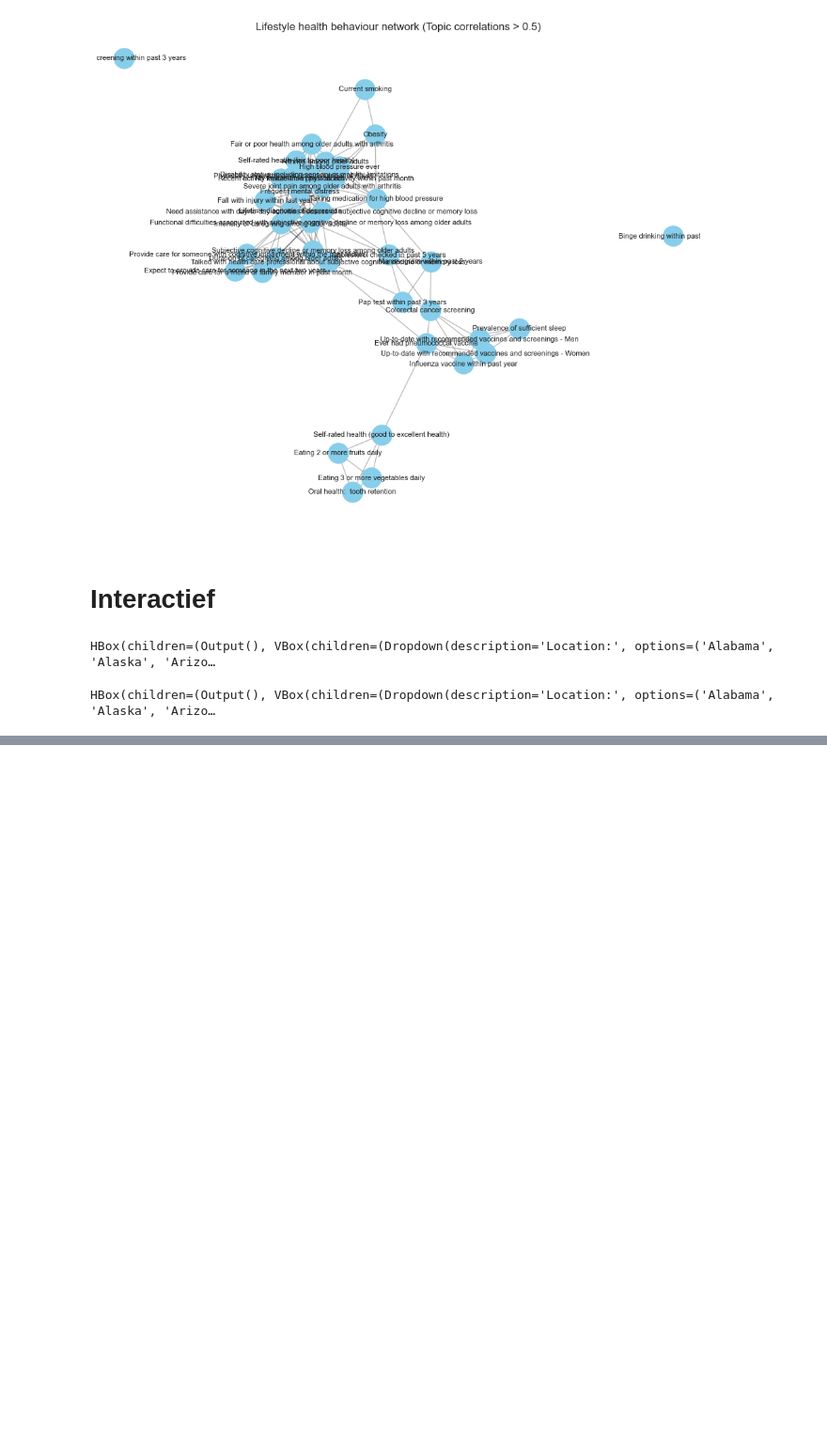
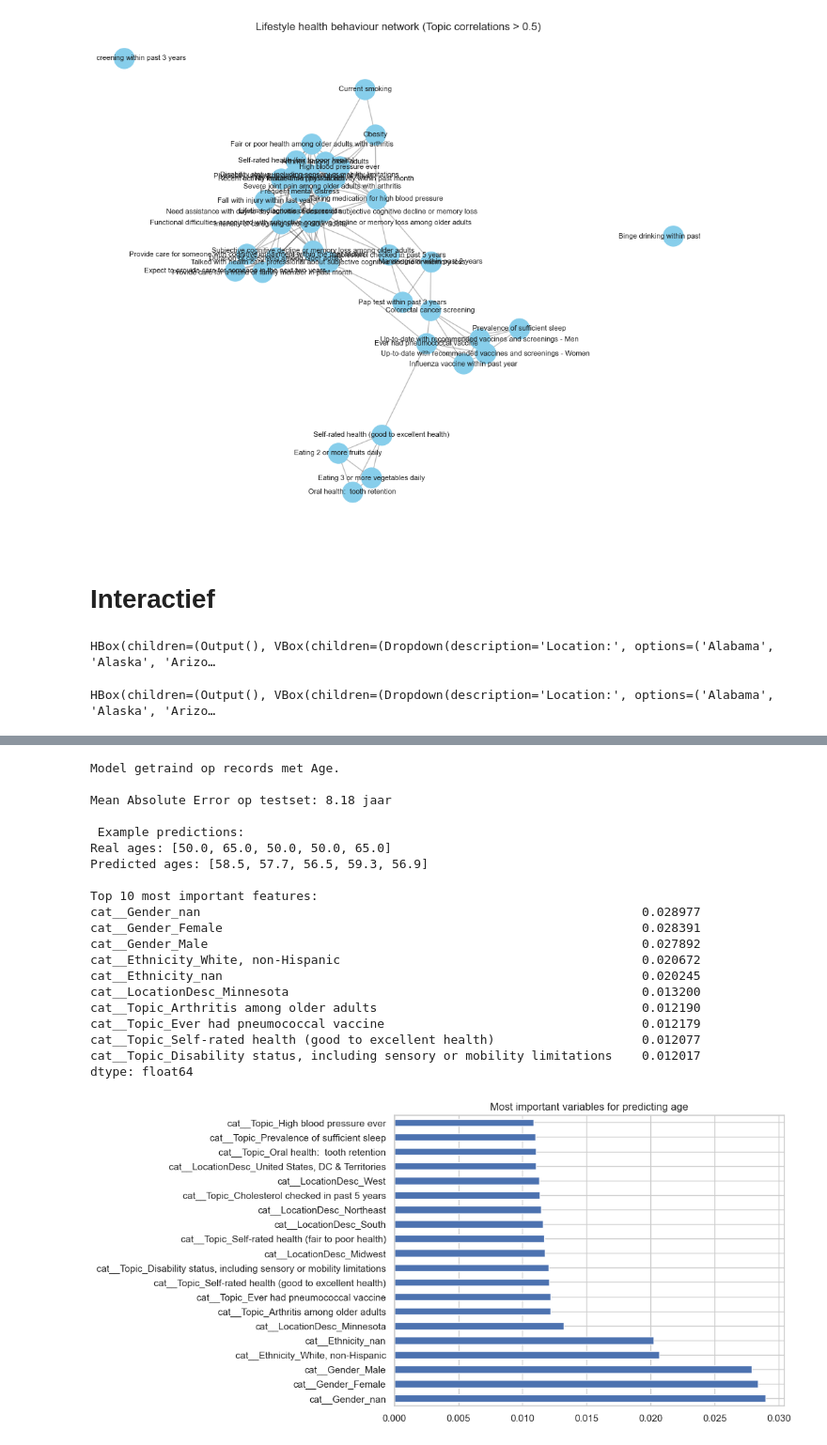
Before and after one commit to SimoneSanne/MSB1015-SV, a Jupyter notebook: Dataset 1 Alzheimer.ipynb, the cells around one changed output, grey strips where cells are left out. Shown at 94% size. Drawn from its saved outputs; the diff is of its cells as text; code cells hidden in the pictures; blank space fills up the shorter version.

```diff
--- a/Dataset 1 Alzheimer.ipynb
+++ b/Dataset 1 Alzheimer.ipynb
@@ -953,7 +997,7 @@ Alzheimers_pred_3['AgeNum'] = Alzheimers_pred_3['Age'].apply(extract_age)
 
 # Split data: met en zonder Age
 df_with_age = Alzheimers_pred_3.dropna(subset=['AgeNum'])
-df_missing_age = Alzheimers_pred_3[Alzheimers['AgeNum'].isna()]
+df_missing_age = Alzheimers_pred_3[Alzheimers_pred_3['AgeNum'].isna()]
 
 # Features + target
 X = df_with_age[['LocationDesc','Gender','Ethnicity','Class','Topic']]
@@ -973,30 +1017,52 @@ model = Pipeline(steps=[
 ])
 
 # Train/test split (stap 1: trainen op records met Age)
 X_train, X_test, y_train, y_test = train_test_split(X, y, test_size=0.2, random_state=42)
 model.fit(X_train, y_train)
 
 print("Model getraind op records met Age.")
 
 # === Validatie op testset ===
 y_pred_test = model.predict(X_test)
 mae = mean_absolute_error(y_test, y_pred_test)
 print(f"\nMean Absolute Error op testset: {mae:.2f} jaar")
 
 # Voorbeeld voorspellingen
 print("\n Example predictions:")
 print("Real ages:", y_test[:5].tolist())
 print("Predicted ages:", [round(p,1) for p in y_pred_test[:5]])
 
 # === Feature importance ===
 importances = model.named_steps['regressor'].feature_importances_
 feature_names = model.named_steps['preprocessor'].get_feature_names_out()
 feat_imp = pd.Series(importances, index=feature_names).sort_values(ascending=False)
 
 print("\nTop 10 most important features:")
 print(feat_imp.head(10))
 
 # Plot feature importance
 feat_imp.head(20).plot(kind='barh', figsize=(8,6))
 plt.title("Most important variables for predicting age")
 plt.show()
+# %% [output]
+Model getraind op records met Age.
+
+Mean Absolute Error op testset: 8.18 jaar
+
+ Example predictions:
+Real ages: [50.0, 65.0, 50.0, 50.0, 65.0]
+Predicted ages: [58.5, 57.7, 56.5, 59.3, 56.9]
+
+Top 10 most important features:
+cat__Gender_nan                                                            0.028977
+cat__Gender_Female                                                         0.028391
+cat__Gender_Male                                                           0.027892
+cat__Ethnicity_White, non-Hispanic                                         0.020672
+cat__Ethnicity_nan                                                         0.020245
+cat__LocationDesc_Minnesota                                                0.013200
+cat__Topic_Arthritis among older adults                                    0.012190
+cat__Topic_Ever had pneumococcal vaccine                                   0.012179
+cat__Topic_Self-rated health (good to excellent health)                    0.012077
+cat__Topic_Disability status, including sensory or mobility limitations    0.012017
+dtype: float64
+[figure, added]
```
Also changed, not shown: parts of 3 cells of this notebook.
